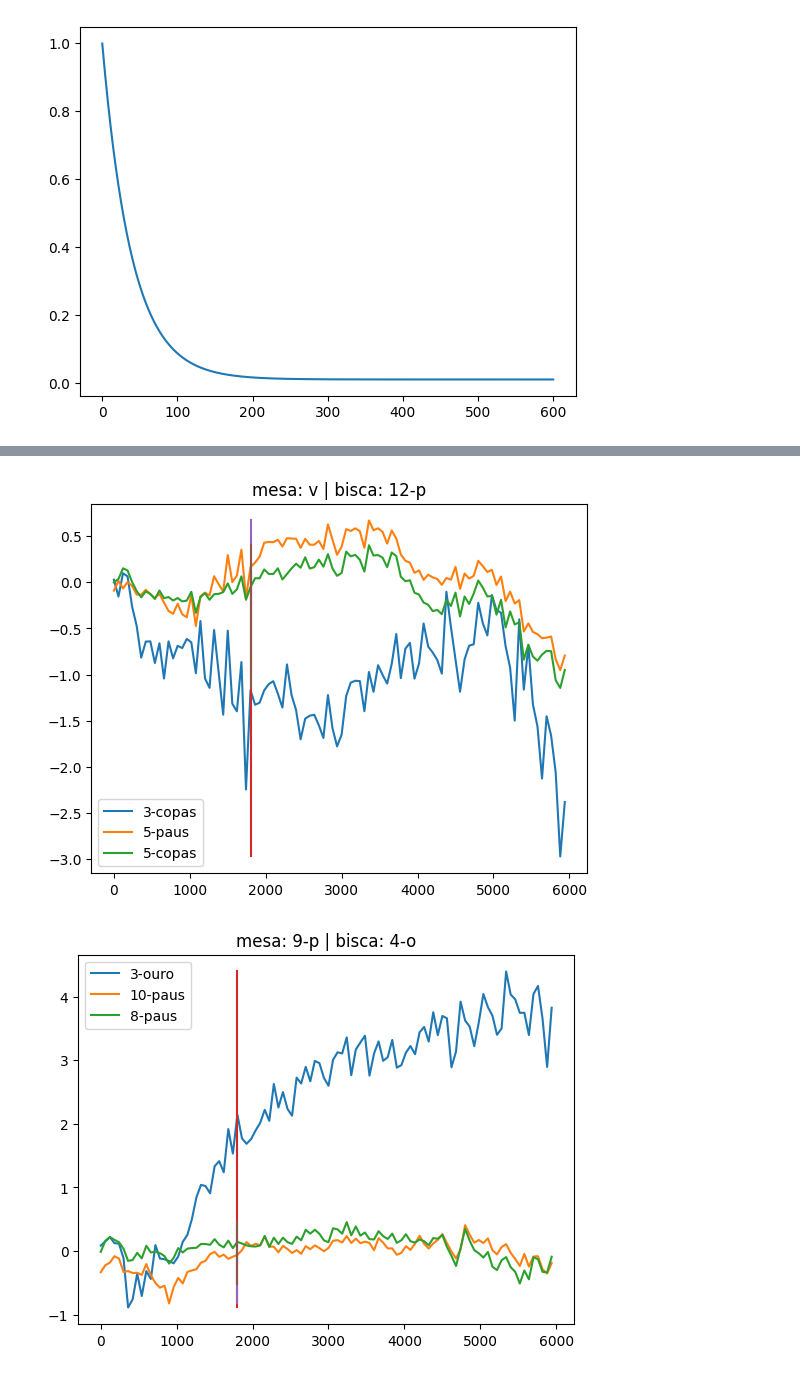
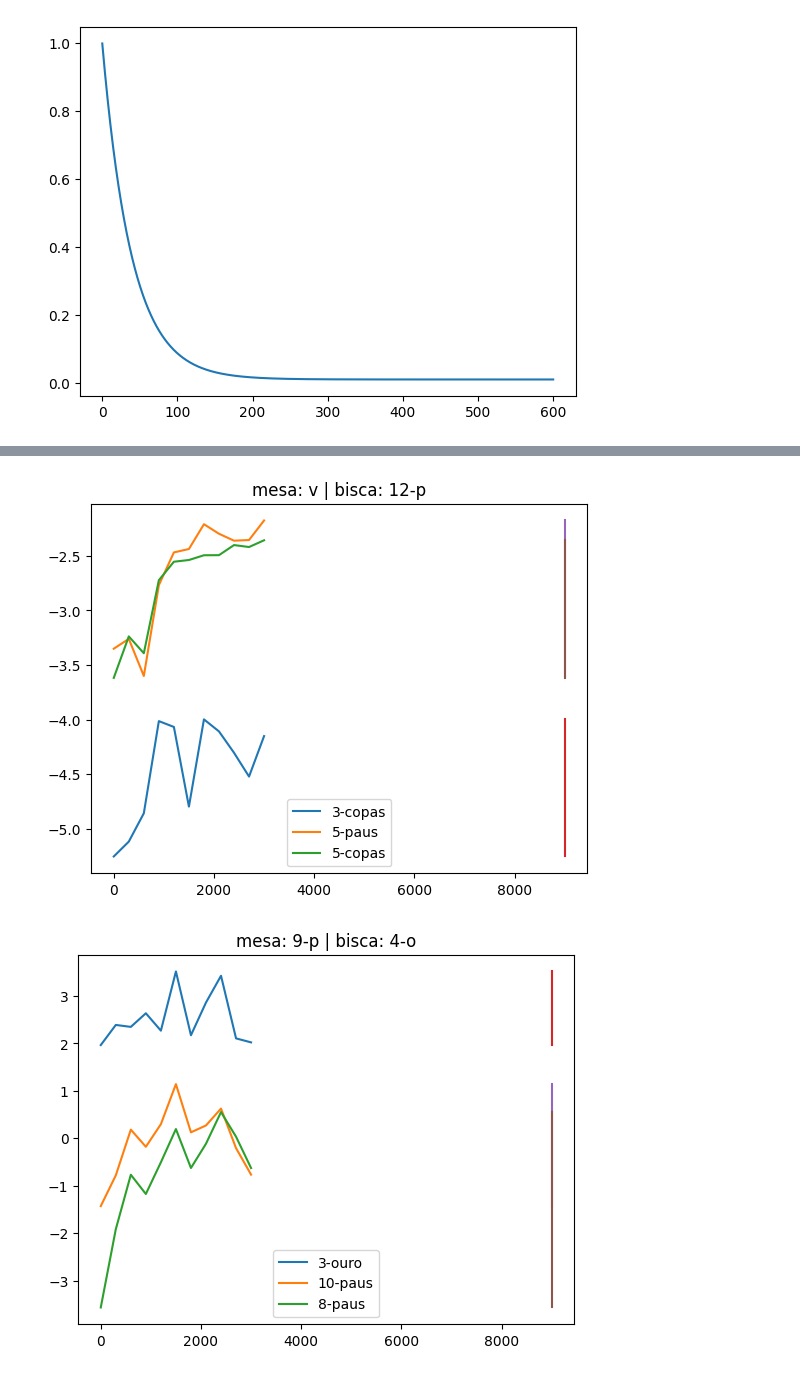
Before and after one commit to marcos1561/Deep-Bisca, a Jupyter notebook: debug_model.ipynb, the cells around one changed output, grey strips where cells are left out. Cells and saved outputs as stored; diff of their text form; code cells hidden in the pictures.

```diff
--- a/debug_model.ipynb
+++ b/debug_model.ipynb
@@ -123,4 +123,0 @@ Reward médio          : -0.26
-# %%
-with open("checkpoint/config/exploration.pickle", "rb") as f:
-    exploration_cfg = pickle.load(f)
-exploration_cfg["x_percent_at_k_min"] * exploration_cfg["train_episodes"]
@@ -172,32 +167,32 @@ plt.plot([exploration_limit]*2, [min(kernel_mean_r), max(kernel_mean_r)])
 # %%
 states_predict = []
 path = "debug_info/teste_state"
-# path = "checkpoint/debug/teste_state"
+path = "checkpoint/debug/teste_state"
 
 with open("checkpoint/config/exploration.pickle", "rb") as f:
     exploration_cfg = pickle.load(f)
 exploration_limit = exploration_cfg["x_percent_at_k_min"] * exploration_cfg["train_episodes"]
 
 df_path = path + "\dfs"
 for file_name in os.listdir(df_path):
     states_predict.append(pd.read_csv(os.path.join(df_path, file_name), index_col=0))
 
 with open(path + "/states_info.pickle", "rb") as f:
     states = pickle.load(f)["states"]
 
 for i in range(len(states_predict)):
     plt.figure(i)
     plt.title(f"mesa: {states[i]['mesa']} | bisca: {states[i]['bisca']}")
     predicts: pd.DataFrame = states_predict[i]
     for c_name in predicts.columns:
         plt.plot(predicts.index, predicts[c_name], label=c_name)
 
     max_y = predicts.max()
     min_y = predicts.min()
 
     plt.plot([exploration_limit]*2, [min_y, max_y])
 
     plt.legend()
 # %% [output]
-[figure, old version]
+[figure, new version]
-[figure, old version]
+[figure, new version]
```
Also changed, not shown: parts of 7 cells of this notebook, 25 other files.
